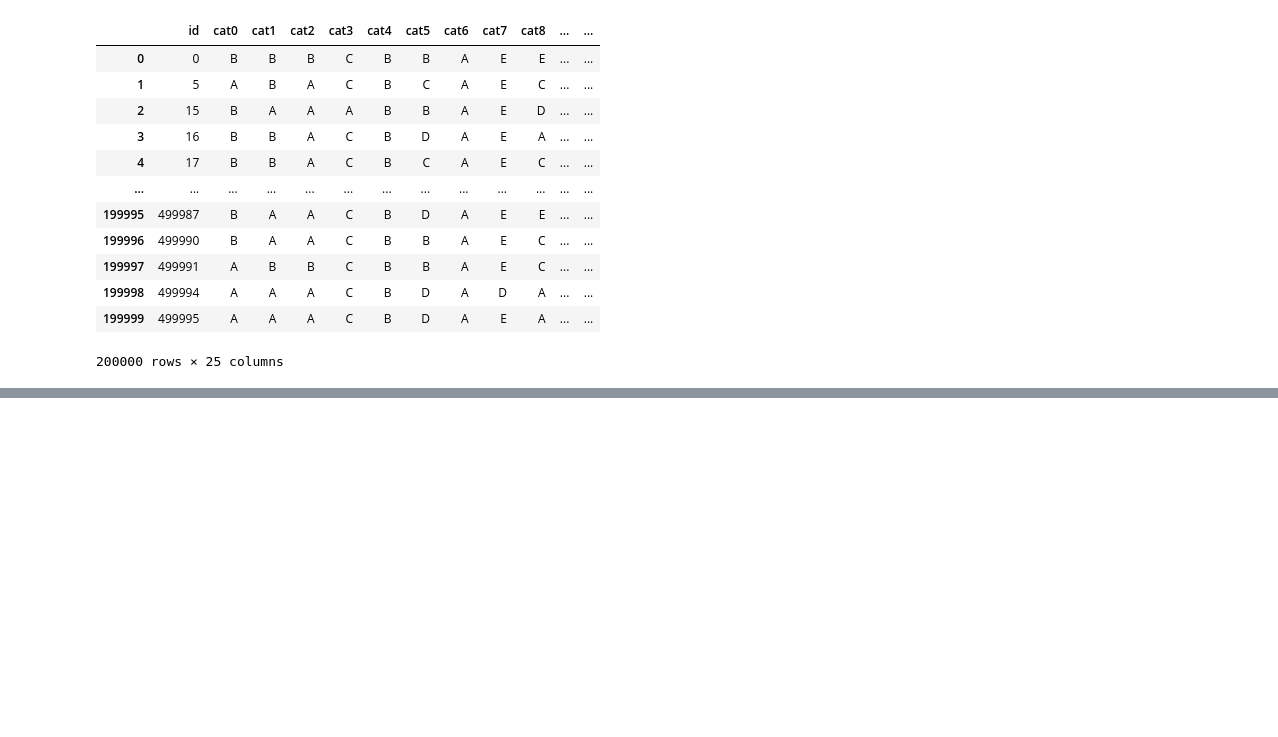
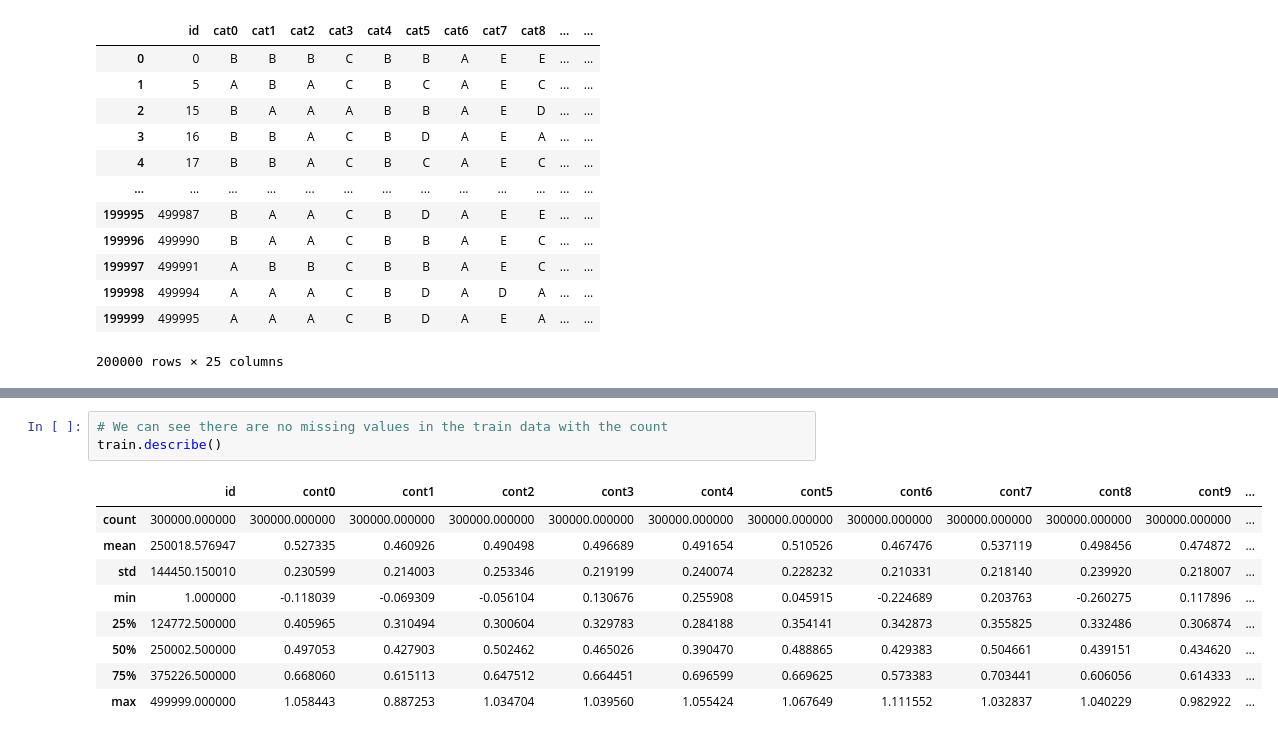
Before and after one commit to JonWeber0328/30-Days-of_Machine-Learning, a Jupyter notebook: 30-Days-ML-Daniel-Bourke.ipynb, the cells around one changed output, grey strips where cells are left out. Drawn from its saved outputs; the diff is of its cells as text; blank space fills up the shorter version.

```diff
--- a/30-Days-ML-Daniel-Bourke.ipynb
+++ b/30-Days-ML-Daniel-Bourke.ipynb
@@ -87,0 +106,13 @@ test
+# %%
+# We can see there are no missing values in the train data with the count
+train.describe()
+# %% [output]
+|  | id | cont0 | cont1 | cont2 | cont3 | cont4 | cont5 | cont6 | cont7 | cont8 | cont9 | ... |
+| count | 300000.000000 | 300000.000000 | 300000.000000 | 300000.000000 | 300000.000000 | 300000.000000 | 300000.000000 | 300000.000000 | 300000.000000 | 300000.000000 | 300000.000000 | ... |
+| mean | 250018.576947 | 0.527335 | 0.460926 | 0.490498 | 0.496689 | 0.491654 | 0.510526 | 0.467476 | 0.537119 | 0.498456 | 0.474872 | ... |
+| std | 144450.150010 | 0.230599 | 0.214003 | 0.253346 | 0.219199 | 0.240074 | 0.228232 | 0.210331 | 0.218140 | 0.239920 | 0.218007 | ... |
+| min | 1.000000 | -0.118039 | -0.069309 | -0.056104 | 0.130676 | 0.255908 | 0.045915 | -0.224689 | 0.203763 | -0.260275 | 0.117896 | ... |
+| 25% | 124772.500000 | 0.405965 | 0.310494 | 0.300604 | 0.329783 | 0.284188 | 0.354141 | 0.342873 | 0.355825 | 0.332486 | 0.306874 | ... |
+| 50% | 250002.500000 | 0.497053 | 0.427903 | 0.502462 | 0.465026 | 0.390470 | 0.488865 | 0.429383 | 0.504661 | 0.439151 | 0.434620 | ... |
+| 75% | 375226.500000 | 0.668060 | 0.615113 | 0.647512 | 0.664451 | 0.696599 | 0.669625 | 0.573383 | 0.703441 | 0.606056 | 0.614333 | ... |
+| max | 499999.000000 | 1.058443 | 0.887253 | 1.034704 | 1.039560 | 1.055424 | 1.067649 | 1.111552 | 1.032837 | 1.040229 | 0.982922 | ... |
```
Also changed, not shown: parts of 8 cells of this notebook, 1 other file.
